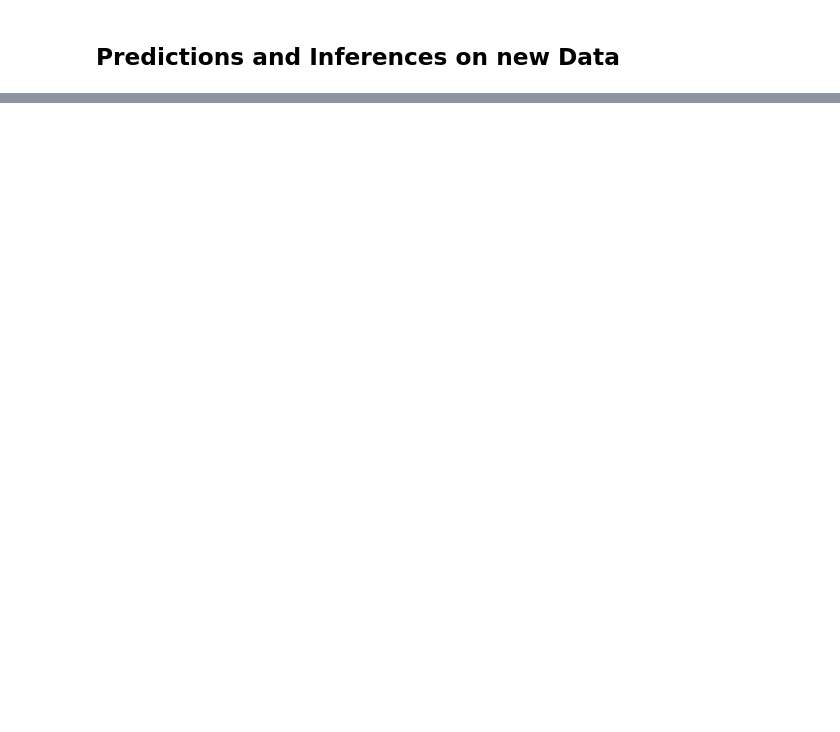
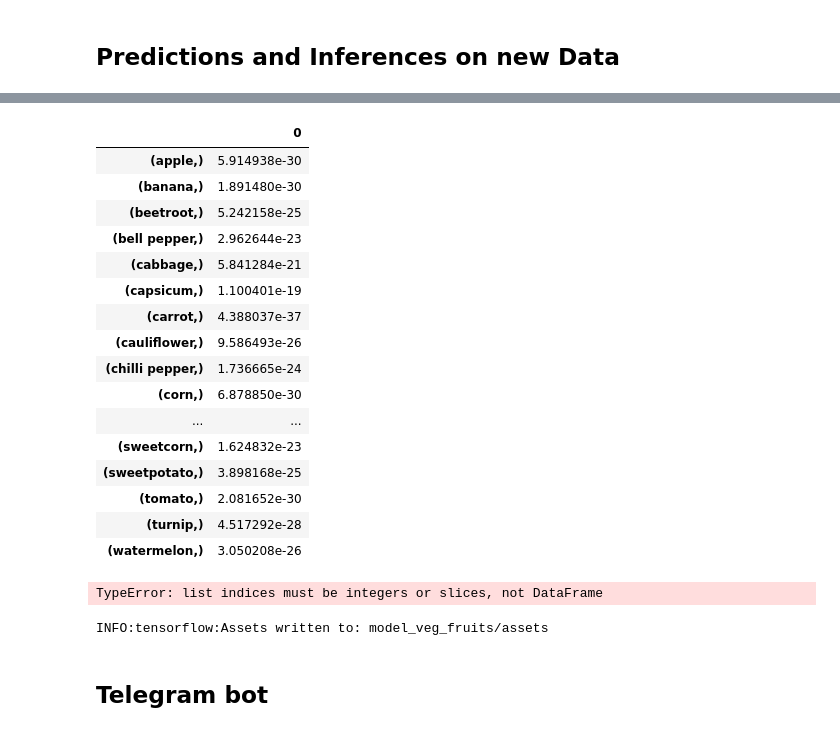
Before and after one commit to shanelk1/Recipe_recommendation_bot, a Jupyter notebook: image_classification_model_fruits_veg.ipynb, the cells around one changed output, grey strips where cells are left out. Saved outputs shown, nothing was run; the diff lists cells and outputs as text; code cells hidden in the pictures; blank space fills up the shorter version.

Commit message:
telegram bot and some code in the notebook

```diff
--- a/image_classification_model_fruits_veg.ipynb
+++ b/image_classification_model_fruits_veg.ipynb
@@ -242,0 +345,33 @@ val_predictions = model.predict(val_df)
+# %%
+label_count = pd.DataFrame(model.predict(test_image_df) , columns=labels_df)
+label_count = label_count.transpose()
+# %%
+label_count
+# %% [output]
+|  | 0 |
+| (apple,) | 5.914938e-30 |
+| (banana,) | 1.891480e-30 |
+| (beetroot,) | 5.242158e-25 |
+| (bell pepper,) | 2.962644e-23 |
+| (cabbage,) | 5.841284e-21 |
+| (capsicum,) | 1.100401e-19 |
+| (carrot,) | 4.388037e-37 |
+| (cauliflower,) | 9.586493e-26 |
+| (chilli pepper,) | 1.736665e-24 |
+| (corn,) | 6.878850e-30 |
+| ... | ... |
+| (sweetcorn,) | 1.624832e-23 |
+| (sweetpotato,) | 3.898168e-25 |
+| (tomato,) | 2.081652e-30 |
+| (turnip,) | 4.517292e-28 |
+| (watermelon,) | 3.050208e-26 |
+# %%
+labels[label_count]
+# %% [output]
+TypeError: list indices must be integers or slices, not DataFrame
+# %%
+model.save('model_veg_fruits')
+# %% [output]
+INFO:tensorflow:Assets written to: model_veg_fruits/assets
+# %% [markdown]
+## Telegram bot
```
Also changed, not shown: parts of 16 cells of this notebook, 2 other files.
